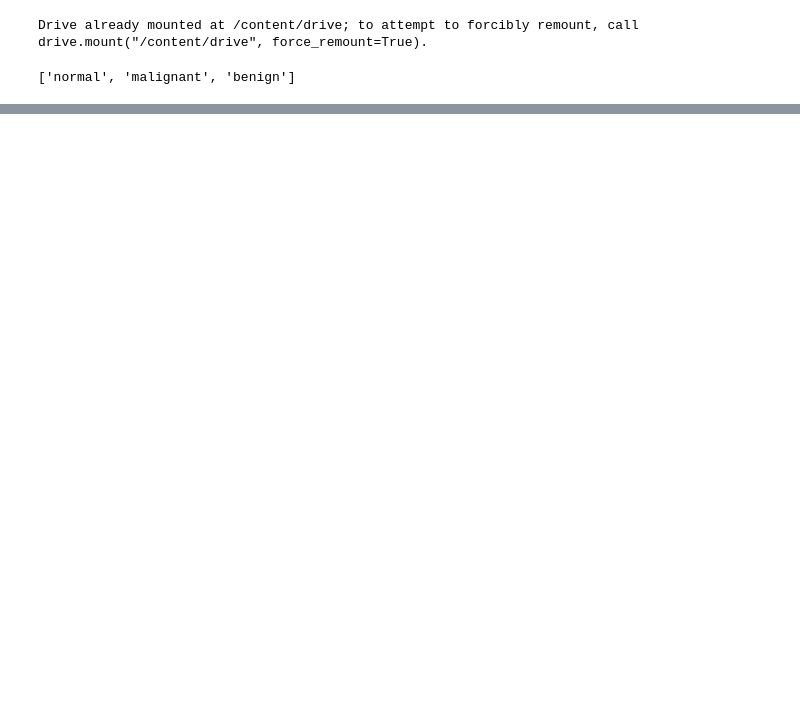
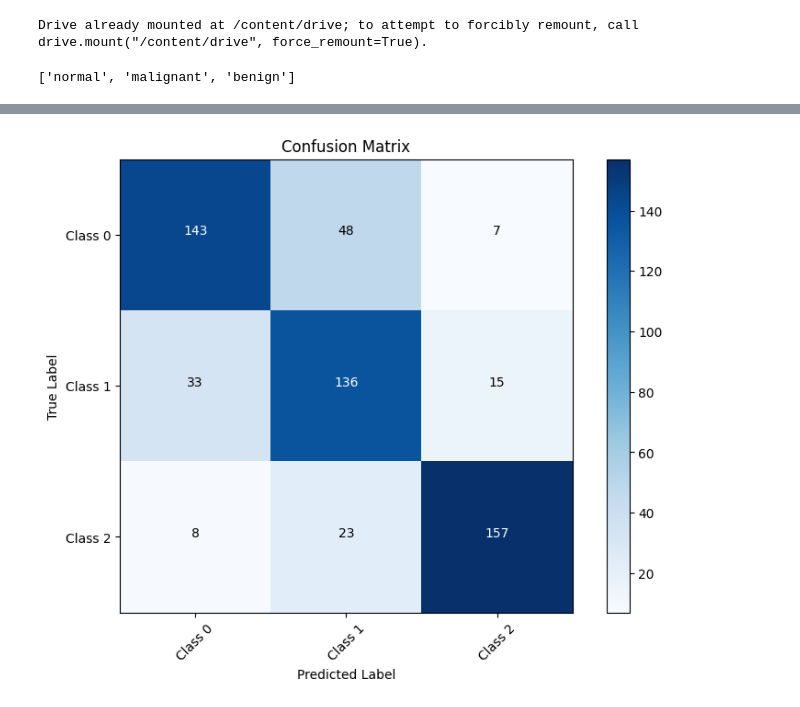
Before and after one commit to BrianaNzivu/Scancer, a Jupyter notebook: Scancer_Project.ipynb, the cells around one changed output, grey strips where cells are left out. Cells and saved outputs as stored; diff of their text form; code cells hidden in the pictures; blank space fills up the shorter version.

Commit message:
Evaluation Done, Training Done and Testing done. Still improving on overfitting, class 0 and 1 confusion matrix

```diff
--- a/Scancer_Project.ipynb
+++ b/Scancer_Project.ipynb
@@ -205 +207,18 @@ Epoch 10/10
 <keras.src.callbacks.History at 0x...>
+# %%
+# Evaluate the model on the test set
+test_loss, test_accuracy = model.evaluate(X_test, y_test, verbose=0)
+print(f"Test Accuracy: {test_accuracy}")
+
+# Generate predictions
+y_pred = model.predict(X_test)
+y_pred_classes = np.argmax(y_pred, axis=1)
+
+# Confusion Matrix
+cm = confusion_matrix(y_test, y_pred_classes)
+print("Confusion Matrix:")
+print(cm)
+
+# Classification Report
+print("Classification Report:")
+print(classification_report(y_test, y_pred_classes))
@@ -205,0 +242,69 @@ Epoch 10/10
+# %%
+# Confusion Matrix Visualization
+import matplotlib.pyplot as plt
+import numpy as np
+
+# Assuming you have 3 classes: 'Class 0', 'Class 1', 'Class 2'
+class_labels = ['Class 0', 'Class 1', 'Class 2'] # Define class_labels here
+
+plt.figure(figsize=(8, 6))
+plt.imshow(cm, interpolation='nearest', cmap=plt.cm.Blues)
+plt.title('Confusion Matrix')
+plt.colorbar()
+tick_marks = np.arange(len(class_labels))
+plt.xticks(tick_marks, class_labels, rotation=45)
+plt.yticks(tick_marks, class_labels)
+
+thresh = cm.max() / 2.
+for i in range(cm.shape[0]):
+    for j in range(cm.shape[1]):
+        plt.text(j, i, format(cm[i, j], 'd'),
+                 horizontalalignment="center",
+                 color="white" if cm[i, j] > thresh else "black")
+
+plt.tight_layout()
+plt.ylabel('True Label')
+plt.xlabel('Predicted Label')
+plt.show()
+
+# Classification Report Visualization (Bar Chart)
+from sklearn.metrics import classification_report
+
+# Classification Report Visualization (Bar Chart)
+report = classification_report(y_test, y_pred_classes, output_dict=True)
+
+# Get the actual class labels from the report
+class_labels = list(report.keys())[:-3]  # Exclude 'accuracy', 'macro avg', 'weighted avg'
+
+metrics = ['precision', 'recall', 'f1-score']
+data = {
+    'Class': class_labels,
+    'Precision': [report[label]['precision'] for label in class_labels],
+    'Recall': [report[label]['recall'] for label in class_labels],
+    'F1-Score': [report[label]['f1-score'] for label in class_labels]
+}
+
+
+x = np.arange(len(class_labels))  # the label locations
+width = 0.2  # the width of the bars
+
+fig, ax = plt.subplots(figsize=(10, 6))
+rects1 = ax.bar(x - width, data['Precision'], width, label='Precision')
+rects2 = ax.bar(x, data['Recall'], width, label='Recall')
+rects3 = ax.bar(x + width, data['F1-Score'], width, label='F1-Score')
+
+# Add some text for labels, title and custom x-axis tick labels, etc.
+ax.set_ylabel('Scores')
+ax.set_title('Classification Report')
+ax.set_xticks(x)
+ax.set_xticklabels(class_labels)
+ax.legend()
+
+ax.bar_label(rects1, padding=3)
+ax.bar_label(rects2, padding=3)
+ax.bar_label(rects3, padding=3)
+
+fig.tight_layout()
+plt.show()
+# %% [output]
+[figure, added]
```
Also changed, not shown: parts of 8 cells of this notebook.
